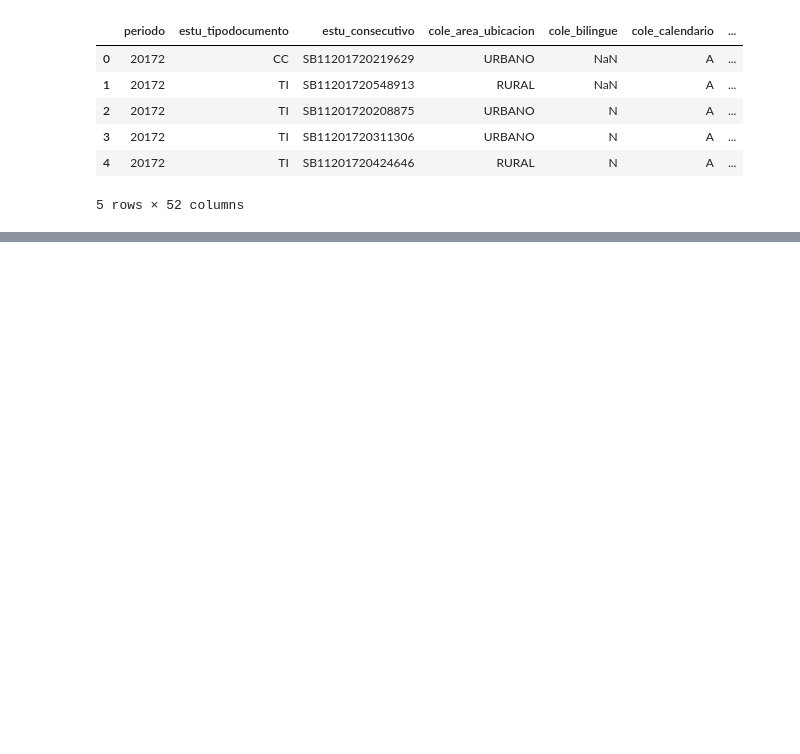
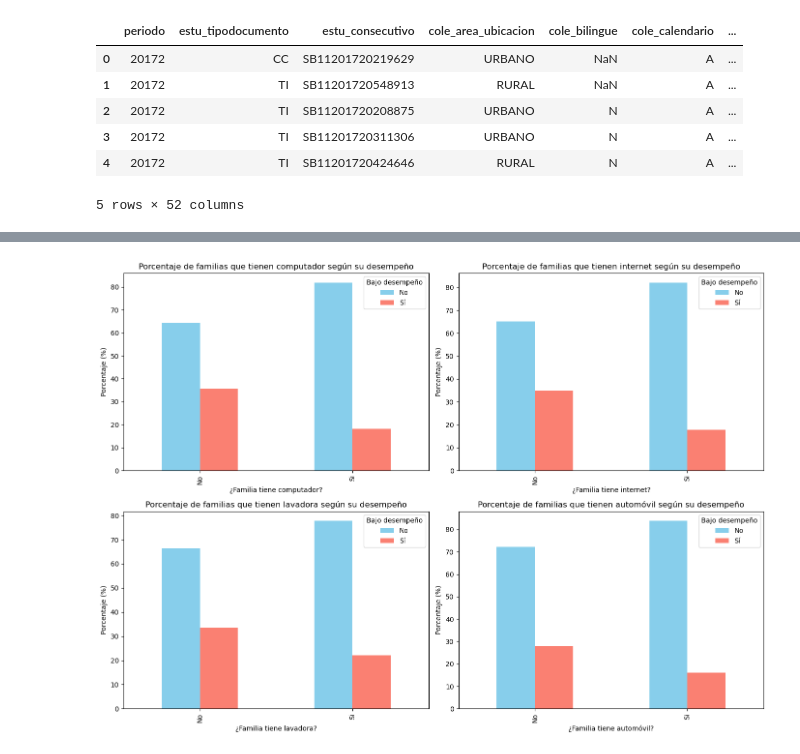
Before and after one commit to Mariapaulaestupinan/Proyecto-2-Analitica, a Jupyter notebook: analisis_de_datos/Analisis de datos.ipynb, the cells around one changed output, grey strips where cells are left out. Drawn from its saved outputs; the diff is of its cells as text; code cells hidden in the pictures; blank space fills up the shorter version.

Commit message:
Analisis primer pregunta de investigación

```diff
--- a/analisis_de_datos/Analisis de datos.ipynb
+++ b/analisis_de_datos/Analisis de datos.ipynb
@@ -21,0 +90,11 @@ df.head()
+# %%
+# 4. Eliminar filas donde 'estu_pais_reside' no sea 'COLOMBIA'
+df = df[df['estu_pais_reside'] == 'COLOMBIA']
+# %%
+# 5. En 'fami_educacionmadre', eliminar filas con valores no deseados
+valores_no_madre = ['No sabe', 'No Aplica']
+df = df[~df['fami_educacionmadre'].isin(valores_no_madre)]
+# %%
+# 6. En 'fami_educacionpadre', eliminar filas con valores no deseados
+valores_no_padre = ['No Aplica', 'No sabe']
+df = df[~df['fami_educacionpadre'].isin(valores_no_padre)]
@@ -21,0 +145,49 @@ df.head()
+# %%
+# Calcular el primer cuartil (Q1) del puntaje global
+# Esto representa el valor por debajo del cual cae el 25% de los puntajes
+cuartil_25 = datos_factores_socio_economicos['punt_global'].quantile(0.25)
+
+# Crear una nueva columna binaria llamada 'bajo_desempeno'
+# Esta columna será True si el puntaje global del estudiante está en el 25% más bajo (es decir, <= Q1)
+# y False en caso contrario. Esto nos permite identificar estudiantes con bajo rendimiento.
+datos_factores_socio_economicos['bajo_desempeno'] = datos_factores_socio_economicos['punt_global'] <= cuartil_25
+# %%
+# Diccionario que asocia los nombres de las variables del DataFrame con etiquetas más descriptivas
+nombres = {
+    'fami_tienecomputador': 'computador',
+    'fami_tieneinternet': 'internet',
+    'fami_tienelavadora': 'lavadora',
+    'fami_tieneautomovil': 'automóvil'
+}
+
+# Lista de variables socioeconómicas a analizar
+variables = list(nombres.keys())
+
+# Crear una figura con una cuadrícula de 2x2 subplots (una gráfica por variable)
+fig, axes = plt.subplots(2, 2, figsize=(14, 10))
+axes = axes.flatten()  # Aplanar la matriz de ejes para facilitar la iteración
+
+# Iterar sobre las variables y sus respectivos ejes
+for i, var in enumerate(variables):
+    # Calcular la proporción de bajo desempeño (True/False) para cada categoría (tiene/no tiene)
+    # Se multiplica por 100 para convertir a porcentaje
+    prop = datos_factores_socio_economicos.groupby(var)['bajo_desempeno'] \
+                .value_counts(normalize=True).unstack().fillna(0) * 100
+
+    # Graficar el resultado como barras no apiladas (una por cada valor de bajo_desempeño)
+    prop.plot(kind='bar', stacked=False, ax=axes[i], color=['skyblue', 'salmon'])
+
+    # Personalizar títulos y etiquetas
+    titulo = f"Porcentaje de familias que tienen {nombres[var]} según su desempeño"
+    xlabel = f"¿Familia tiene {nombres[var]}?"
+
+    axes[i].set_title(titulo)          # Título de la gráfica
+    axes[i].set_ylabel('Porcentaje (%)')  # Etiqueta del eje Y
+    axes[i].set_xlabel(xlabel)         # Etiqueta del eje X
+    axes[i].legend(title='Bajo desempeño', labels=['No', 'Sí'])  # Leyenda con etiquetas personalizadas
+
+# Ajustar el diseño para que no se superpongan los elementos
+plt.tight_layout()
+plt.show()
+# %% [output]
+[figure, added]
```
Also changed, not shown: parts of 18 cells of this notebook.
